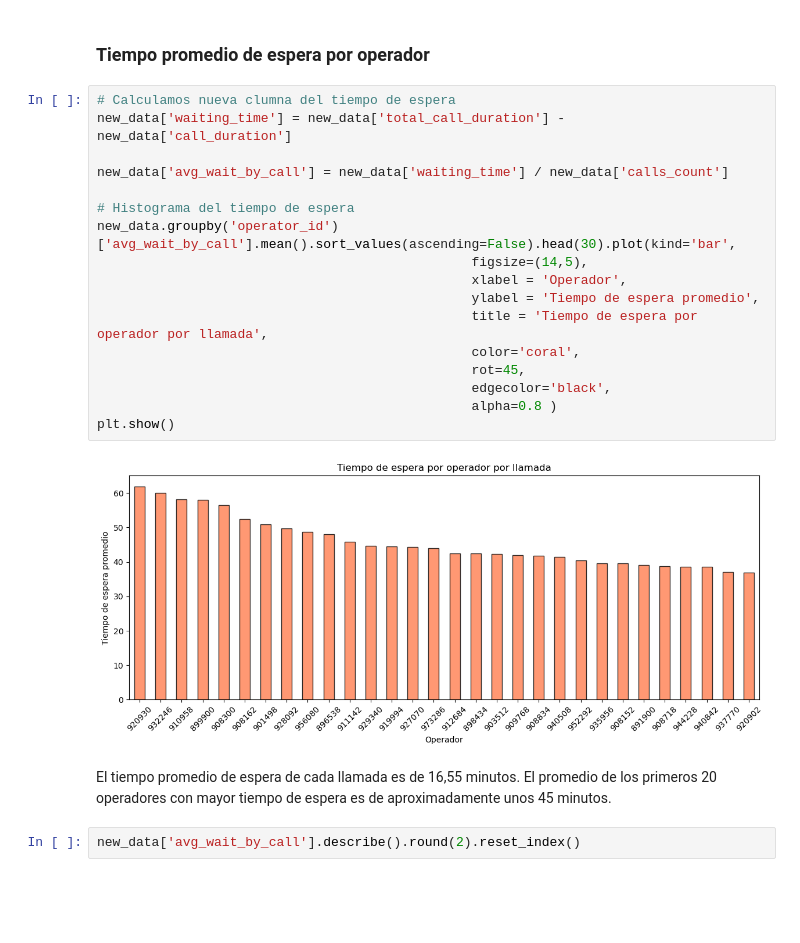
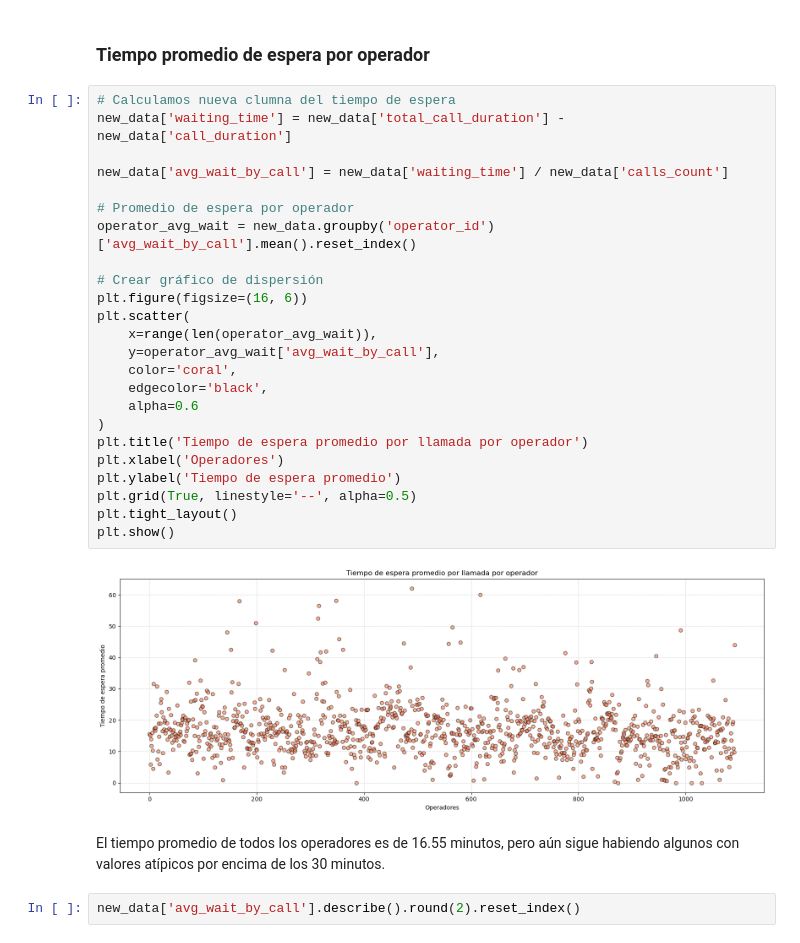
Before and after one commit to cindysua/Sprint_14_Final_Project, a Jupyter notebook: Final_Project.ipynb, the cells around one changed output. Drawn from its saved outputs; the diff is of its cells as text; blank space fills up the shorter version.

```diff
--- a/Final_Project.ipynb
+++ b/Final_Project.ipynb
@@ -398,28 +398,34 @@ plt.show()
 En la mayoría de los operadores el porcentaje de llamadas entrantes es menos del 20%.
 # %% [markdown]
 ### Tiempo promedio de espera por operador
-# %%
-# Calculamos nueva clumna del tiempo de espera
-new_data['waiting_time'] = new_data['total_call_duration'] - new_data['call_duration']
-
-new_data['avg_wait_by_call'] = new_data['waiting_time'] / new_data['calls_count']
-
-# Histograma del tiempo de espera
-new_data.groupby('operator_id')['avg_wait_by_call'].mean().sort_values(ascending=False).head(30).plot(kind='bar',
-                                                figsize=(14,5),
-                                                xlabel = 'Operador',
-                                                ylabel = 'Tiempo de espera promedio',
-                                                title = 'Tiempo de espera por operador por llamada',
-                                                color='coral',
-                                                rot=45,
-                                                edgecolor='black',
-                                                alpha=0.8 )
-plt.show()
-# %% [output]
-[figure, removed]
-# %% [markdown]
-El tiempo promedio de espera de cada llamada es de 16,55 minutos.
-El promedio de los primeros 20 operadores con mayor tiempo de espera es de aproximadamente unos 45 minutos.
+# %%
+# Calculamos nueva clumna del tiempo de espera
+new_data['waiting_time'] = new_data['total_call_duration'] - new_data['call_duration']
+
+new_data['avg_wait_by_call'] = new_data['waiting_time'] / new_data['calls_count']
+
+# Promedio de espera por operador
+operator_avg_wait = new_data.groupby('operator_id')['avg_wait_by_call'].mean().reset_index()
+
+# Crear gráfico de dispersión
+plt.figure(figsize=(16, 6))
+plt.scatter(
+    x=range(len(operator_avg_wait)),
+    y=operator_avg_wait['avg_wait_by_call'],
+    color='coral',
+    edgecolor='black',
+    alpha=0.6
+)
+plt.title('Tiempo de espera promedio por llamada por operador')
+plt.xlabel('Operadores')
+plt.ylabel('Tiempo de espera promedio')
+plt.grid(True, linestyle='--', alpha=0.5)
+plt.tight_layout()
+plt.show()
+# %% [output]
+[figure, added]
+# %% [markdown]
+El tiempo promedio de todos los operadores es de 16.55 minutos, pero aún sigue habiendo algunos con valores atípicos por encima de los 30 minutos.
 # %%
 new_data['avg_wait_by_call'].describe().round(2).reset_index()
 # %% [output]
```
Also changed, not shown: 1 other file.
